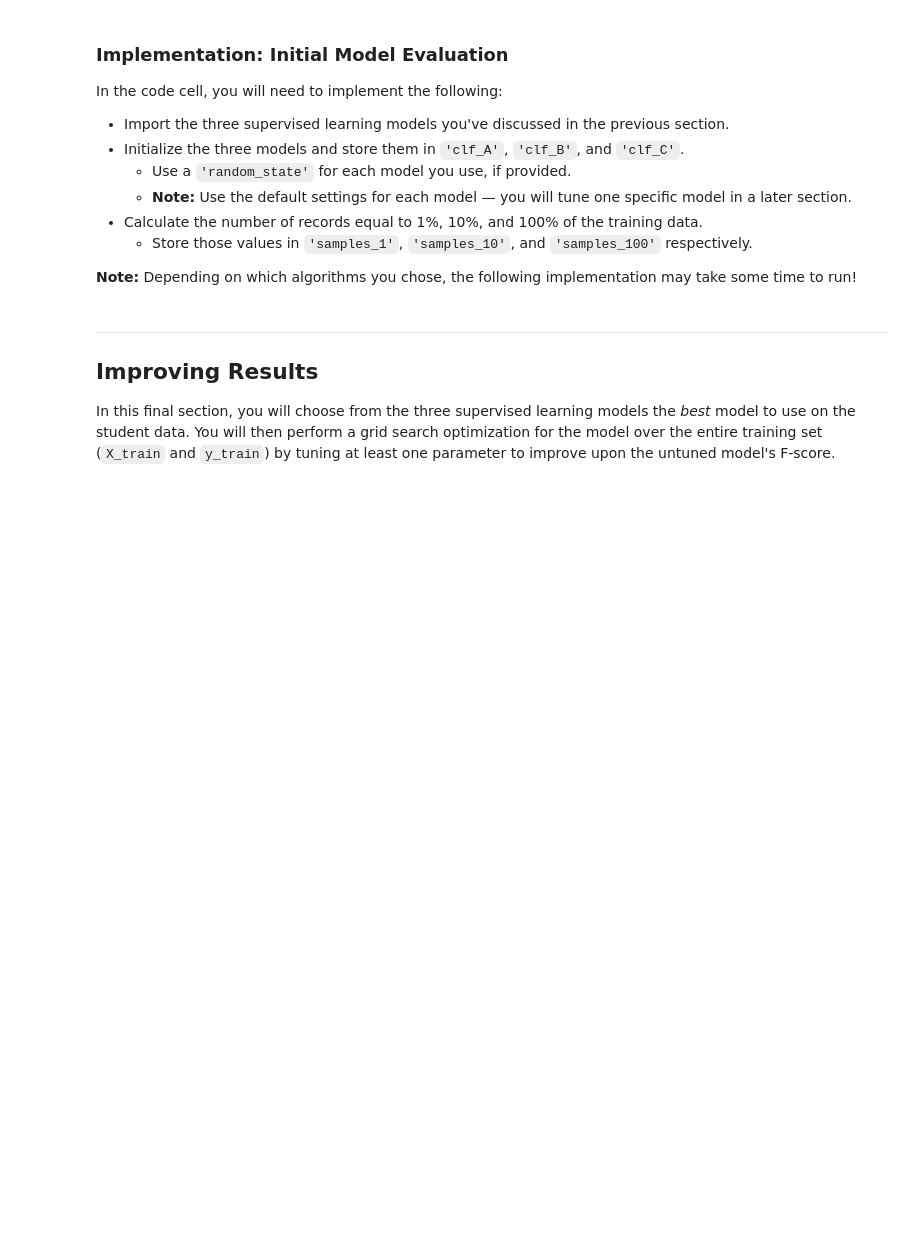
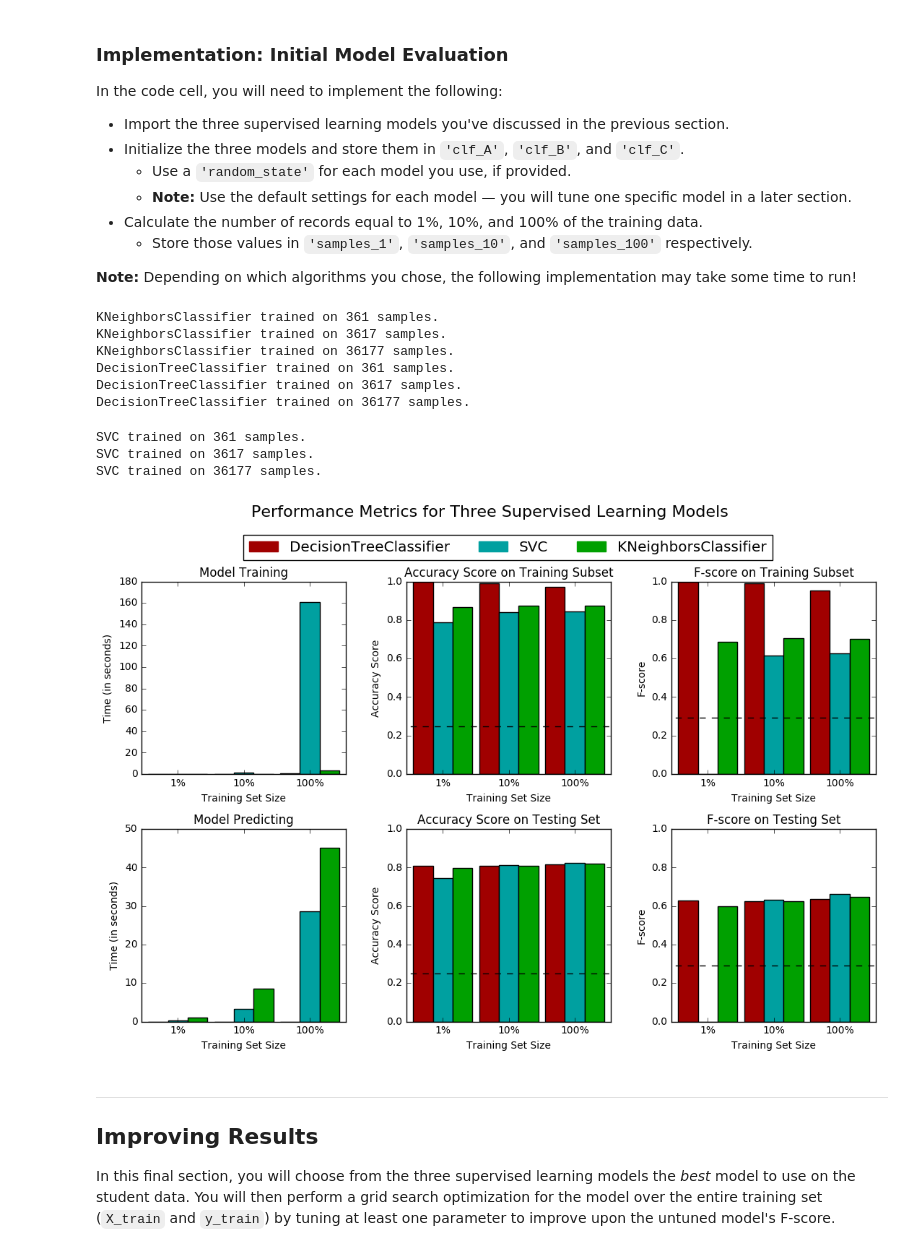
Before and after one commit to dark-horse123/machine-learning-udacity, a Jupyter notebook: finding_donors/finding_donors.ipynb, the cells around one changed output. Saved outputs shown, nothing was run; the diff lists cells and outputs as text; code cells hidden in the pictures; blank space fills up the shorter version.

```diff
--- a/finding_donors/finding_donors.ipynb
+++ b/finding_donors/finding_donors.ipynb
@@ -181,11 +192,15 @@ Looking at the distribution of classes (those who make at most \$50,000, and tho
 *If we chose a model that always predicted an individual made more than \$50,000, what would that model's accuracy and F-score be on this dataset?*
 **Note:** You must use the code cell below and assign your results to `'accuracy'` and `'fscore'` to be used later.
 # %%
+from sklearn.metrics import accuracy_score
+from sklearn.metrics import fbeta_score
 # TODO: Calculate accuracy
-accuracy = None
+accuracy = 1.0 * n_greater_50k / (n_greater_50k + n_at_most_50k)
 
 # TODO: Calculate F-score using the formula above for beta = 0.5
-fscore = None
+precision = 1.0 * n_greater_50k / n_records
+recall = 1.0 * n_greater_50k / n_greater_50k
+fscore = 1.0 * (1 + 0.5 * 0.5) * (precision * recall) / (0.5 * 0.5 * precision + recall)
 
 # Print the results
 print "Naive Predictor: [Accuracy score: {:.4f}, F-score: {:.4f}]".format(accuracy, fscore)
@@ -221,6 +238,8 @@ In the code block below, you will need to implement the following:
    - Make sure that you set the `beta` parameter!
 # %%
 # TODO: Import two metrics from sklearn - fbeta_score and accuracy_score
+from sklearn.metrics import fbeta_score
+from sklearn.metrics import accuracy_score
 
 def train_predict(learner, sample_size, X_train, y_train, X_test, y_test):
     '''
@@ -237,33 +256,33 @@ def train_predict(learner, sample_size, X_train, y_train, X_test, y_test):
 
     # TODO: Fit the learner to the training data using slicing with 'sample_size'
     start = time() # Get start time
-    learner = None
+    learner.fit(X_train[:sample_size], y_train[:sample_size])
     end = time() # Get end time
 
     # TODO: Calculate the training time
-    results['train_time'] = None
+    results['train_time'] = end - start
 
     # TODO: Get the predictions on the test set,
     #       then get predictions on the first 300 training samples
     start = time() # Get start time
-    predictions_test = None
-    predictions_train = None
+    predictions_test = learner.predict(X_test)
+    predictions_train = learner.predict(X_train[:300])
     end = time() # Get end time
 
     # TODO: Calculate the total prediction time
-    results['pred_time'] = None
+    results['pred_time'] = end - start
 
     # TODO: Compute accuracy on the first 300 training samples
-    results['acc_train'] = None
+    results['acc_train'] = accuracy_score(y_train[:300], predictions_train)
 
     # TODO: Compute accuracy on test set
-    results['acc_test'] = None
+    results['acc_test'] = accuracy_score(y_test, predictions_test)
 
     # TODO: Compute F-score on the the first 300 training samples
-    results['f_train'] = None
+    results['f_train'] = fbeta_score(y_train[:300], predictions_train, beta=0.5)
 
     # TODO: Compute F-score on the test set
-    results['f_test'] = None
+    results['f_test'] = fbeta_score(y_test, predictions_test, beta=0.5)
 
     # Success
     print "{} trained on {} samples.".format(learner.__class__.__name__, sample_size)
@@ -283,28 +302,41 @@ In the code cell, you will need to implement the following:
 **Note:** Depending on which algorithms you chose, the following implementation may take some time to run!
 # %%
 # TODO: Import the three supervised learning models from sklearn
-
+from sklearn.svm import SVC
+from sklearn.tree import DecisionTreeClassifier
+from sklearn.neighbors import KNeighborsClassifier
 # TODO: Initialize the three models
-clf_A = None
-clf_B = None
-clf_C = None
+clf_A = KNeighborsClassifier()
+clf_B = DecisionTreeClassifier(random_state = 40)
+clf_C = SVC(random_state = 40)
 
 # TODO: Calculate the number of samples for 1%, 10%, and 100% of the training data
-samples_1 = None
-samples_10 = None
-samples_100 = None
+samples_1 = int(X_train.shape[0]*0.01)
+samples_10 = int(X_train.shape[0]*0.1)
+samples_100 = X_train.shape[0]
 
 # Collect results on the learners
 results = {}
 for clf in [clf_A, clf_B, clf_C]:
     clf_name = clf.__class__.__name__
     results[clf_name] = {}
     for i, samples in enumerate([samples_1, samples_10, samples_100]):
         results[clf_name][i] = \
         train_predict(clf, samples, X_train, y_train, X_test, y_test)
 
 # Run metrics visualization for the three supervised learning models chosen
 vs.evaluate(results, accuracy, fscore)
+# %% [output]
+KNeighborsClassifier trained on 361 samples.
+KNeighborsClassifier trained on 3617 samples.
+KNeighborsClassifier trained on 36177 samples.
+DecisionTreeClassifier trained on 361 samples.
+DecisionTreeClassifier trained on 3617 samples.
+DecisionTreeClassifier trained on 36177 samples.
+SVC trained on 361 samples.
+SVC trained on 3617 samples.
+SVC trained on 36177 samples.
+[figure, added]
 # %% [markdown]
 ----
 ## Improving Results
```
Also changed, not shown: parts of 6 cells of this notebook.
